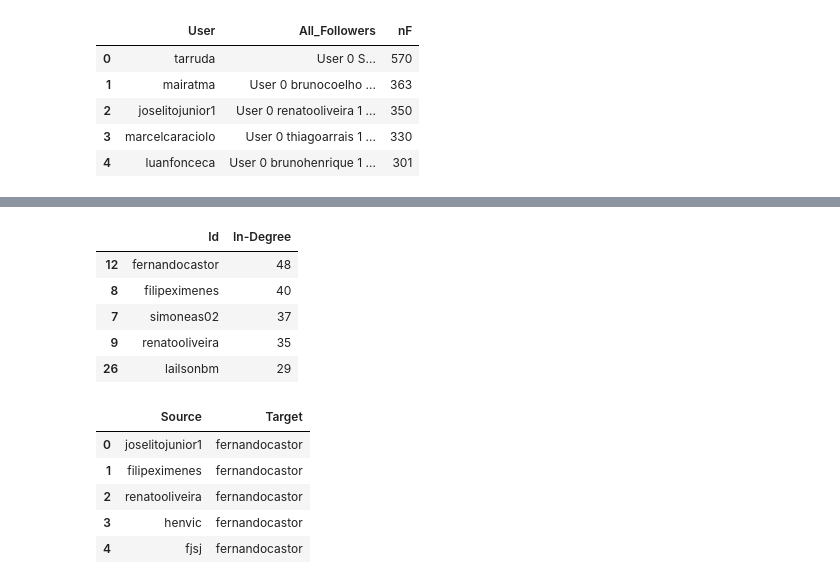
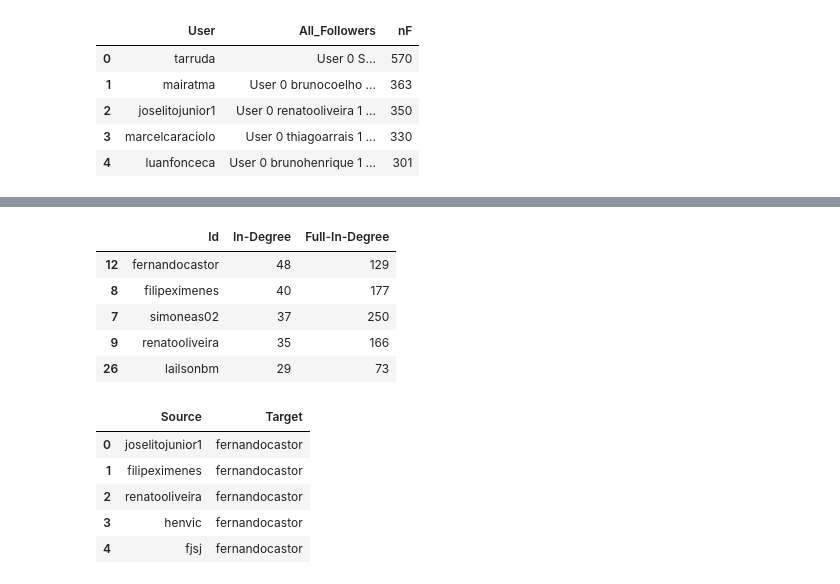
Before and after one commit to Drez3a/CONETVIS-visualizacao-2018-1, a Jupyter notebook: data/github_users_graph.ipynb, the cells around one changed output, grey strips where cells are left out. Saved outputs shown, nothing was run; the diff lists cells and outputs as text; code cells hidden in the pictures.

```diff
--- a/data/github_users_graph.ipynb
+++ b/data/github_users_graph.ipynb
@@ -37,15 +38,12 @@ gh_users_allFollowers.head()
 | 3 | marcelcaraciolo | User 0 thiagoarrais 1 ... | 330 |
 | 4 | luanfonceca | User 0 brunohenrique 1 ... | 301 |
 # %%
-# Dataframe apenas com os seguidores recifenses
+# Dataframe incluindo colunas contendo apenas seguidores recifenses
 
 gh_users_Followers = gh_users_allFollowers.copy()
 
 gh_users_Followers['Followers'] = gh_users_Followers['All_Followers'].apply(pd.DataFrame({'User':gh_users_Followers['User']}).merge)
 gh_users_Followers['nFs'] = gh_users_Followers['Followers'].apply(len)
 
-gh_users_Followers.drop(['All_Followers', 'nF'], axis=1, inplace=True)
-gh_users_Followers.sort_values('nFs', axis=0, ascending=False, inplace=True)
-
 gh_users_Followers.head()
 # %% [output]
@@ -57,0 +56,8 @@ gh_users_Followers.head()
+# %%
+# foco na visualização dos Followers recifenses
+# (mantendo no DataFrame todos os seguidores(recifenses e não recifenses))
+
+gh_users_Followers = gh_users_Followers.loc[:, ['User', 'Followers', 'nFs', 'All_Followers', 'nF']]
+gh_users_Followers.sort_values('nFs', axis=0, ascending=False, inplace=True)
+
+gh_users_Followers.head()
@@ -57,0 +71,5 @@ gh_users_Followers.head()
+# %%
+gh_users_Followers['Followers'] = gh_users_Followers['Followers'].apply(lambda x: x.apply(','.join))
+gh_users_Followers['All_Followers'] = gh_users_Followers['All_Followers'].apply(lambda x: x.apply(','.join))
+
+gh_users_Followers.head()
@@ -58,16 +83,16 @@ gh_users_Followers.head()
 # %%
 # todos os usuarios recifenses (nem todos serao considerados como nos do graph - ver Parte 2)
-nodes_preview = gh_users_Followers.loc[:,['User','nFs']]
-nodes_preview.columns = ['Id', 'In-Degree']
+nodes_preview = gh_users_Followers.loc[:,['User','nFs', 'nF']]
+nodes_preview.columns = ['Id', 'In-Degree', 'Full-In-Degree']
 
 nodes_preview.head()
 # %% [output]
-|  | Id | In-Degree |
-| 12 | fernandocastor | 48 |
-| 8 | filipeximenes | 40 |
-| 7 | simoneas02 | 37 |
-| 9 | renatooliveira | 35 |
-| 26 | lailsonbm | 29 |
+|  | Id | In-Degree | Full-In-Degree |
+| 12 | fernandocastor | 48 | 129 |
+| 8 | filipeximenes | 40 | 177 |
+| 7 | simoneas02 | 37 | 250 |
+| 9 | renatooliveira | 35 | 166 |
+| 26 | lailsonbm | 29 | 73 |
 # %%
 # criacao das arestas
 
```
Also changed, not shown: parts of 8 cells of this notebook, 11 other files.
